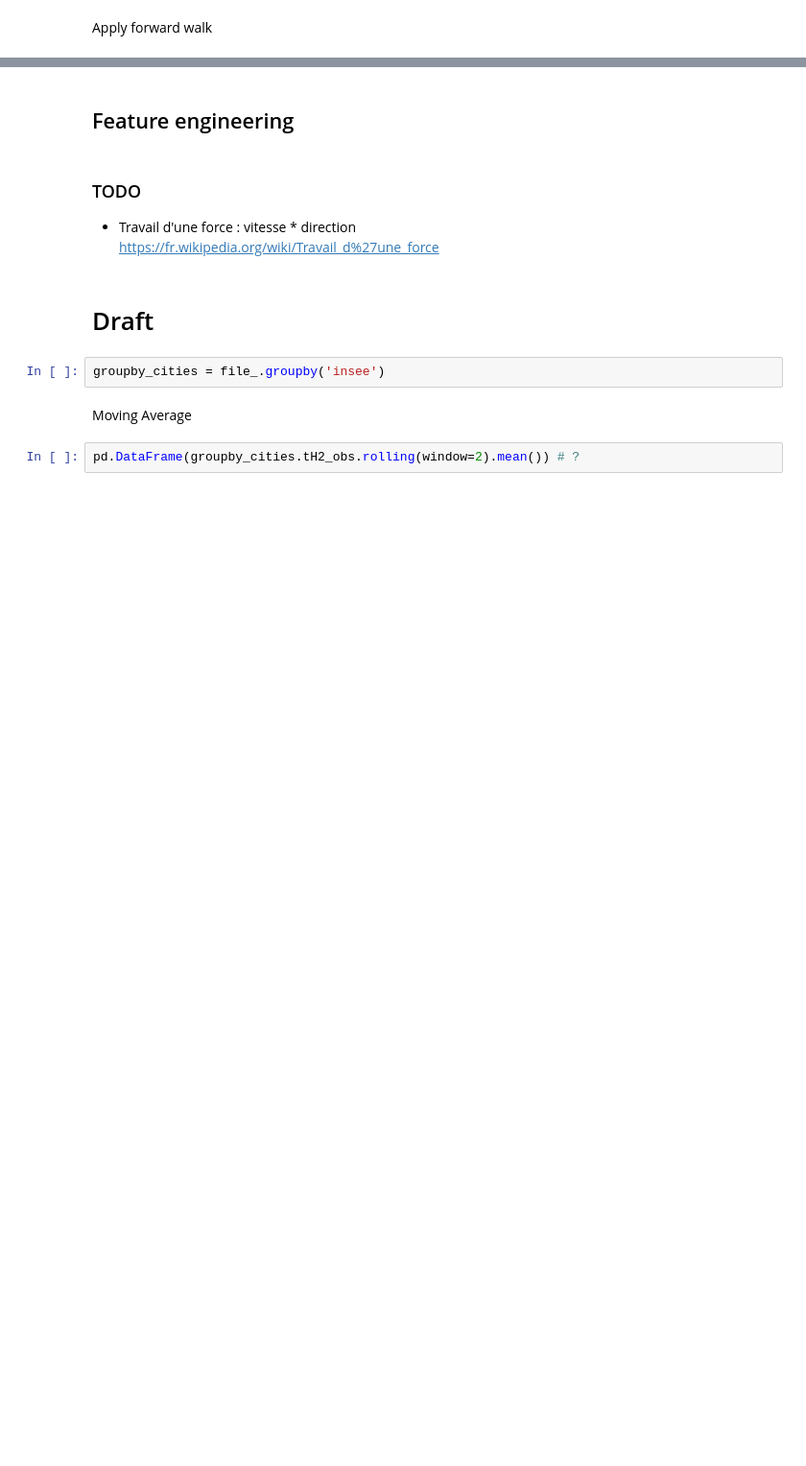
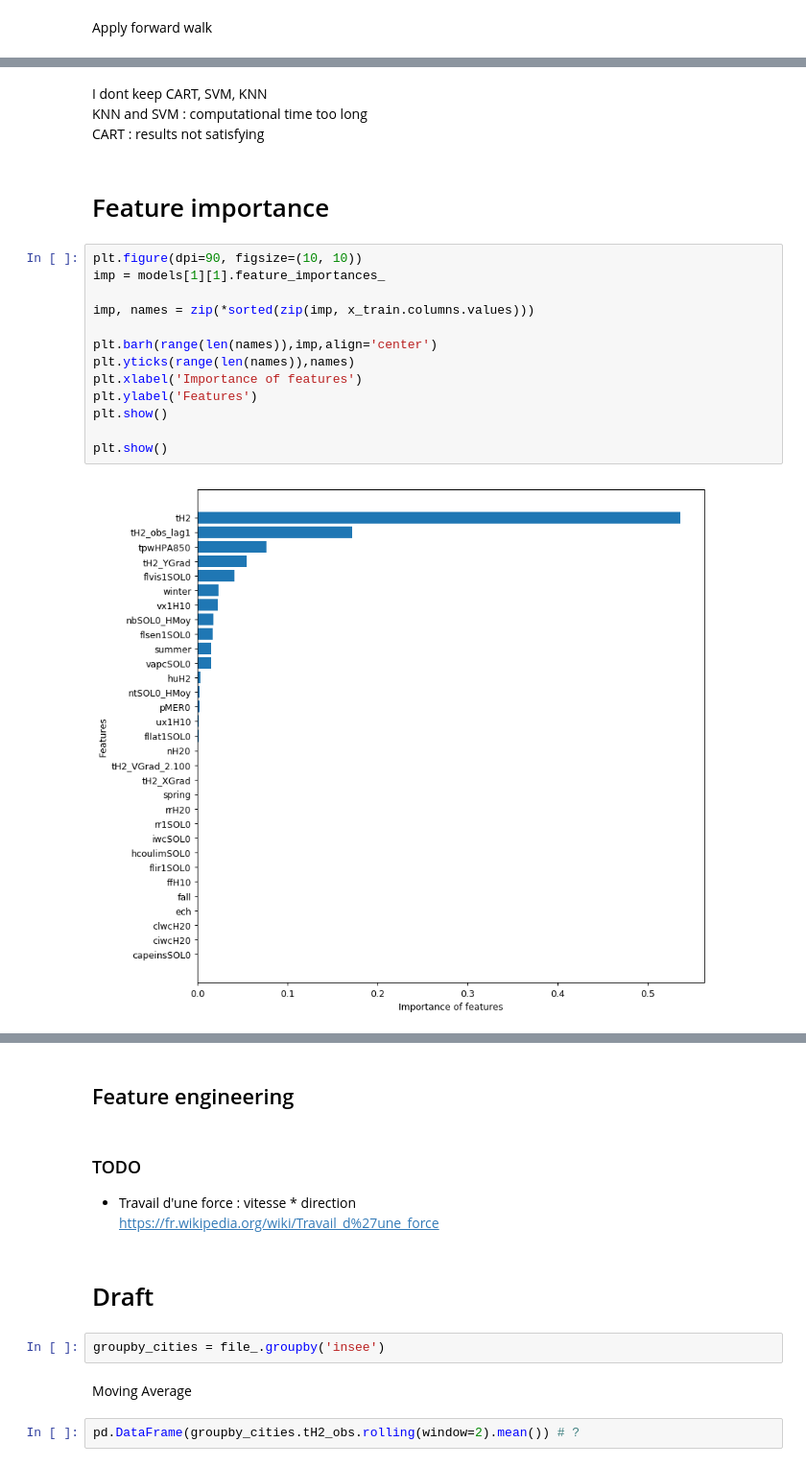
Before and after one commit to gregnh/bdc, a Jupyter notebook: notebook/10-11-2017-gn-ml_models.ipynb, the cells around one changed output, grey strips where cells are left out. Shown: that part at 96% size. Drawn from its saved outputs; the diff is of its cells as text; blank space fills up the shorter version.

```diff
--- a/notebook/10-11-2017-gn-ml_models.ipynb
+++ b/notebook/10-11-2017-gn-ml_models.ipynb
@@ -201,0 +200,21 @@ KNN  :  4.9720042185
+# %% [markdown]
+I dont keep CART, SVM, KNN
+KNN and SVM : computational time too long
+CART : results not satisfying
+# %% [markdown]
+# Feature importance
+# %%
+plt.figure(dpi=90, figsize=(10, 10))
+imp = models[1][1].feature_importances_
+
+imp, names = zip(*sorted(zip(imp, x_train.columns.values)))
+
+plt.barh(range(len(names)),imp,align='center')
+plt.yticks(range(len(names)),names)
+plt.xlabel('Importance of features')
+plt.ylabel('Features')
+plt.show()
+
+plt.show()
+# %% [output]
+[figure, added]
```
Also changed, not shown: parts of 8 cells of this notebook, 2 other files.
